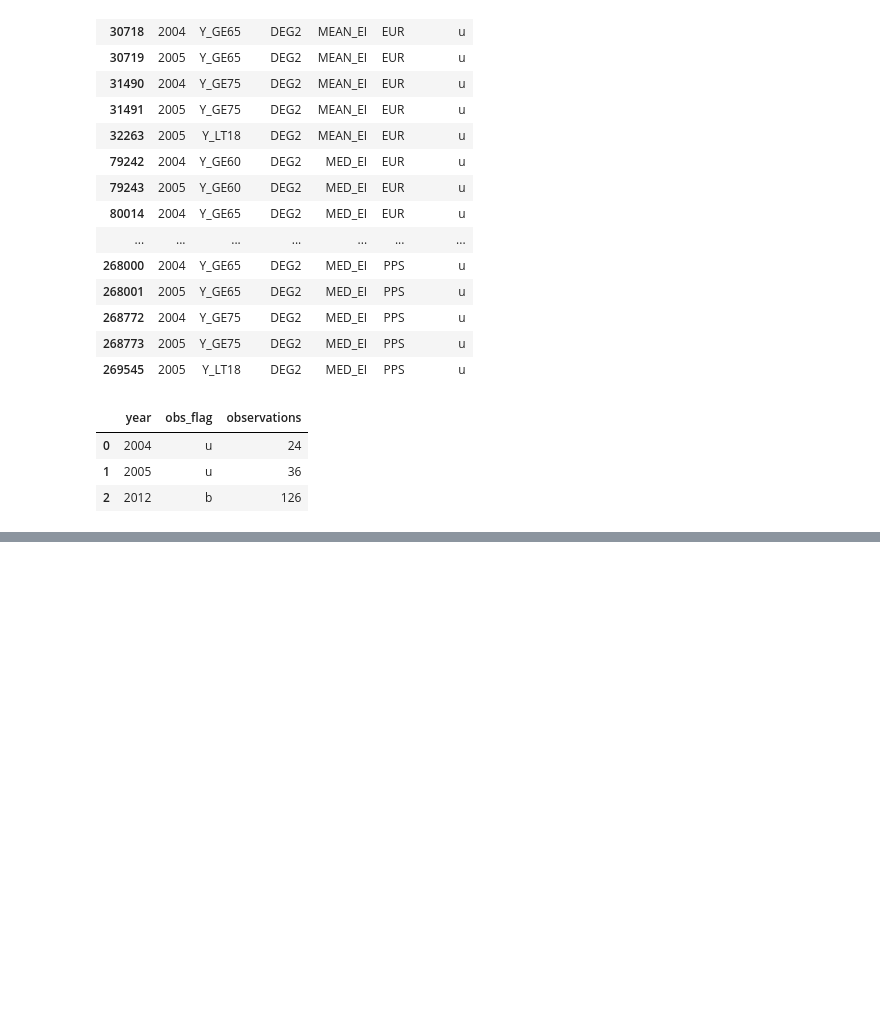
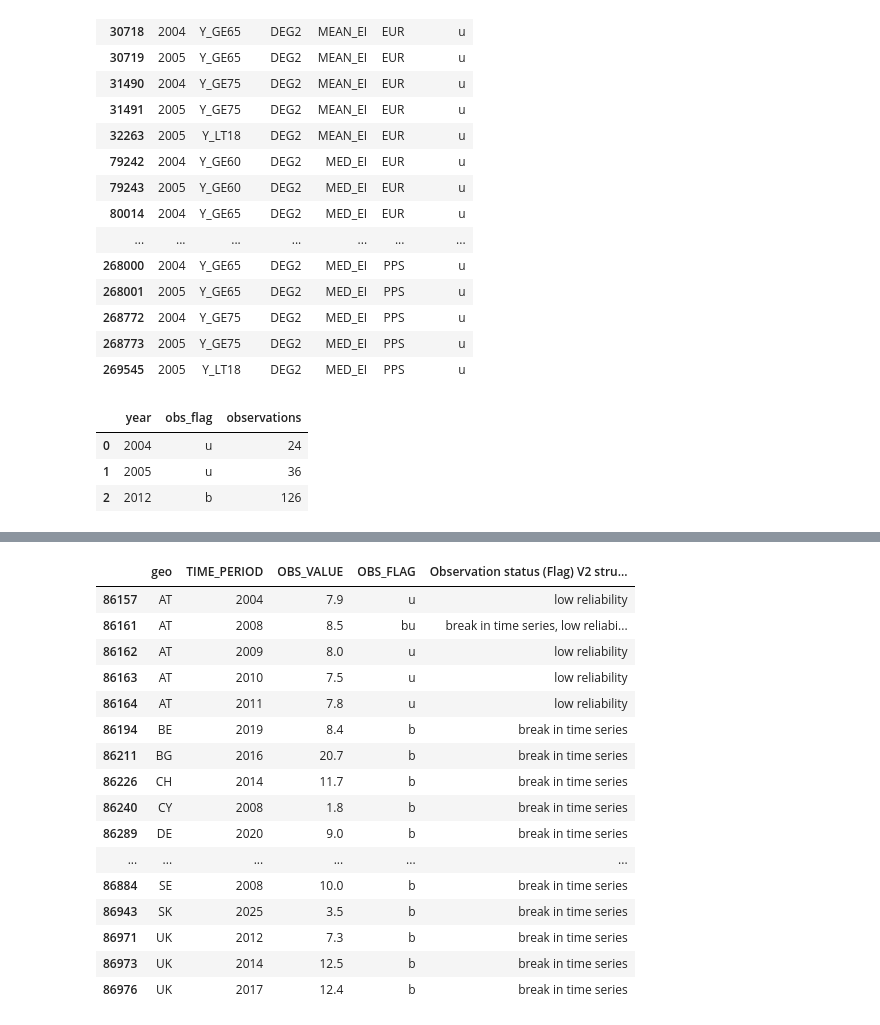
Before and after one commit to GeorgeZDESK/eurostat-income-analysis, a Jupyter notebook: notebooks/01_eda.ipynb, the cells around one changed output, grey strips where cells are left out. Cells and saved outputs as stored; diff of their text form; code cells hidden in the pictures; blank space fills up the shorter version.

```diff
--- a/notebooks/01_eda.ipynb
+++ b/notebooks/01_eda.ipynb
@@ -551,0 +618,28 @@ urban_clean.to_csv("../data/processed/ilc_di17_greece.csv", index=False, encodin
+# %%
+# Inspect flags in the selected population before exporting.
+display(
+    housing_europe.loc[
+        housing_europe["OBS_FLAG"].notna(),
+        [
+            "geo", "TIME_PERIOD", "OBS_VALUE", "OBS_FLAG",
+            "Observation status (Flag) V2 structure"
+        ]
+    ].sort_values(["geo", "TIME_PERIOD"]))
+# %% [output]
+|  | geo | TIME_PERIOD | OBS_VALUE | OBS_FLAG | Observation status (Flag) V2 stru... |
+| 86157 | AT | 2004 | 7.9 | u | low reliability |
+| 86161 | AT | 2008 | 8.5 | bu | break in time series, low reliabi... |
+| 86162 | AT | 2009 | 8.0 | u | low reliability |
+| 86163 | AT | 2010 | 7.5 | u | low reliability |
+| 86164 | AT | 2011 | 7.8 | u | low reliability |
+| 86194 | BE | 2019 | 8.4 | b | break in time series |
+| 86211 | BG | 2016 | 20.7 | b | break in time series |
+| 86226 | CH | 2014 | 11.7 | b | break in time series |
+| 86240 | CY | 2008 | 1.8 | b | break in time series |
+| 86289 | DE | 2020 | 9.0 | b | break in time series |
+| ... | ... | ... | ... | ... | ... |
+| 86884 | SE | 2008 | 10.0 | b | break in time series |
+| 86943 | SK | 2025 | 3.5 | b | break in time series |
+| 86971 | UK | 2012 | 7.3 | b | break in time series |
+| 86973 | UK | 2014 | 12.5 | b | break in time series |
+| 86976 | UK | 2017 | 12.4 | b | break in time series |
```
Also changed, not shown: parts of 16 cells of this notebook, 12 other files.
